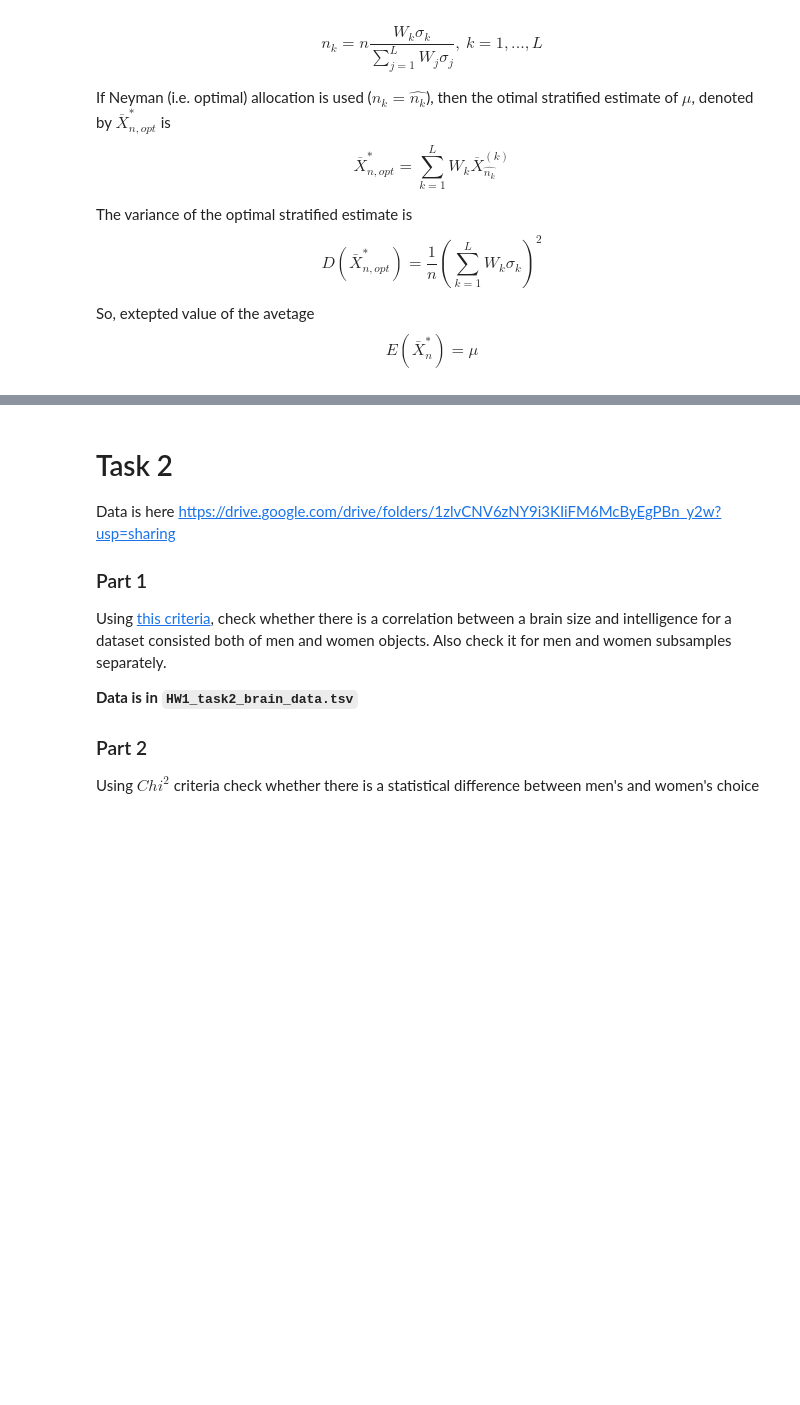
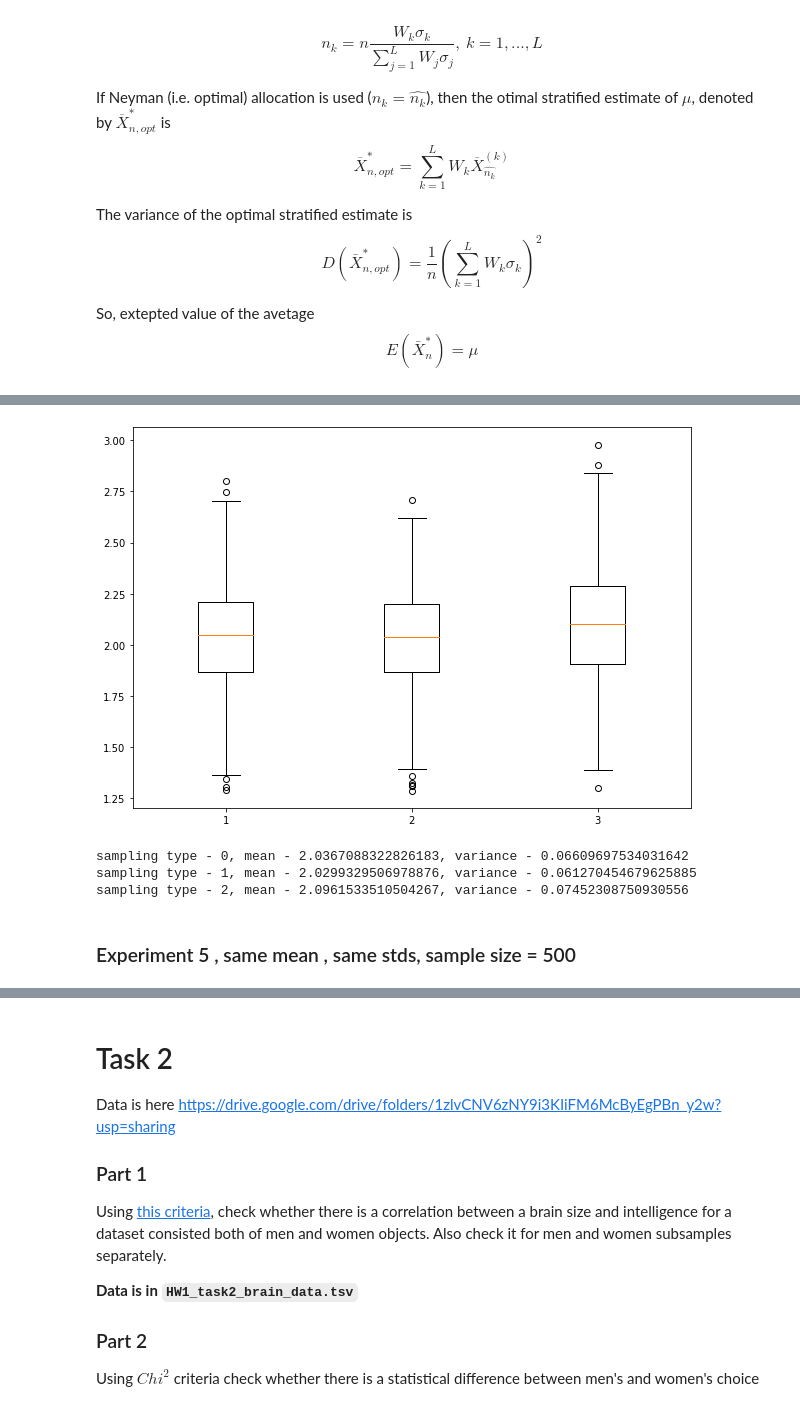
Before and after one commit to egorsemevskiy/EPAM, a Jupyter notebook: statistics/2_lesson/1_Statistics_HW_engl.ipynb, the cells around one changed output, grey strips where cells are left out. Drawn from its saved outputs; the diff is of its cells as text; code cells hidden in the pictures; blank space fills up the shorter version.

```diff
--- a/statistics/2_lesson/1_Statistics_HW_engl.ipynb
+++ b/statistics/2_lesson/1_Statistics_HW_engl.ipynb
@@ -271,0 +342,18 @@ plt.hist(experiment.general_samples);
+# %%
+fig = plt.figure(figsize =(10, 7))
+
+# Creating plot
+plt.boxplot(mean_4)
+
+# show plot
+plt.show()
+# %% [output]
+[figure, added]
+# %%
+mean_and_variance(mean_4)
+# %% [output]
+sampling type - 0, mean - 2.0367088322826183, variance - 0.06609697534031642
+sampling type - 1, mean - 2.0299329506978876, variance - 0.061270454679625885
+sampling type - 2, mean - 2.0961533510504267, variance - 0.07452308750930556
+# %% [markdown]
+### Experiment 5 , same mean , same stds, sample size = 500
```
Also changed, not shown: parts of 30 cells of this notebook, 1 other file.
